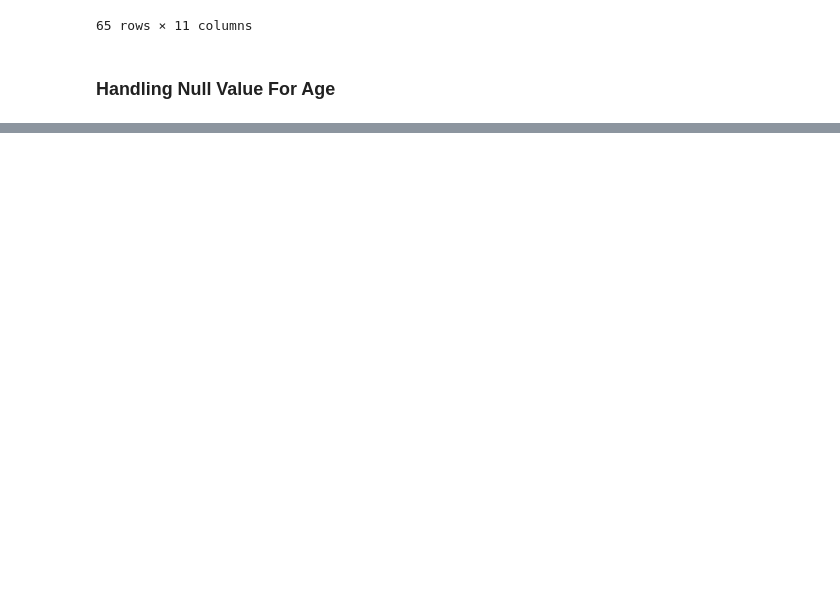
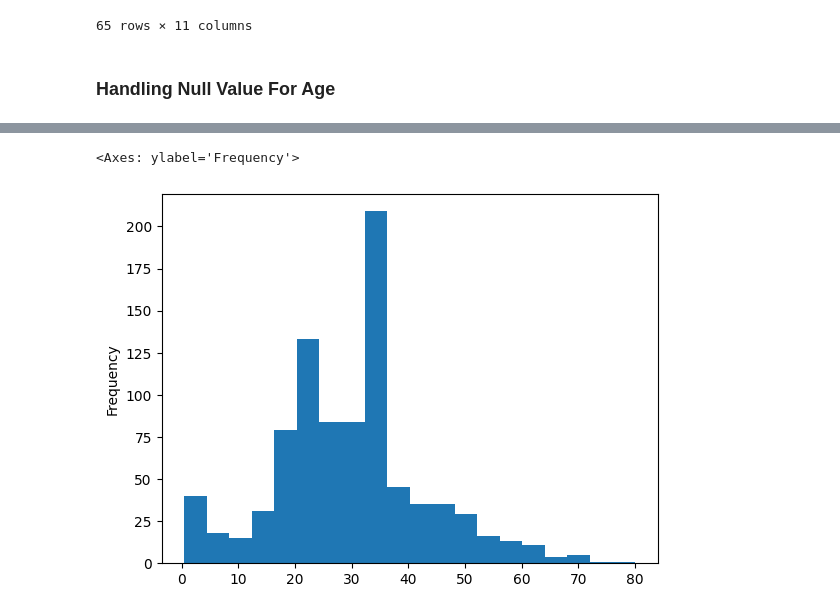
Before and after one commit to Ankitsubd/Datascience, a Jupyter notebook: Day_35_Data_manipulation/Data-Manipulation.ipynb, the cells around one changed output, grey strips where cells are left out. Cells and saved outputs as stored; diff of their text form; code cells hidden in the pictures; blank space fills up the shorter version.

```diff
--- a/Day_35_Data_manipulation/Data-Manipulation.ipynb
+++ b/Day_35_Data_manipulation/Data-Manipulation.ipynb
@@ -323,0 +355,21 @@ NameError: name 'get_initials' is not defined
+# %%
+# dataframe.replace()
+replace_dict = {
+    "Dr" : "Mr",
+    "Col" : "Mr",
+    "Mlle" : "Miss",
+    "Ms" : "Mrs",
+    "Mme" : "Mrs",
+    "Don" : "Mr",
+    "Lady" : "Miss",
+    "Sir" : "Mr",
+    "Capt" : "Mr",
+    "Jonkheer" : "Master",
+    "the Countess" : "Mrs",
+    "Major" : "Mr"
+
+}
+titanic_df['Initials'].replace(to_replace= replace_dict, inplace = True)
+# %%
+group_by_initials = titanic_df.groupby(by= "Initials")
+group_by_initials.Age.mean()
@@ -323,0 +384,11 @@ NameError: name 'get_initials' is not defined
+# %%
+# Dataframe.transorm()
+
+series_of_mean = group_by_initials["Age"].transform("mean")
+# %%
+titanic_df.Age.fillna(series_of_mean, inplace=True)
+# %%
+titanic_df.Age.plot.hist(bins= 20)
+# %% [output]
+<Axes: ylabel='Frequency'>
+[figure, added]
```
Also changed, not shown: parts of 5 cells of this notebook, 4 other files.
